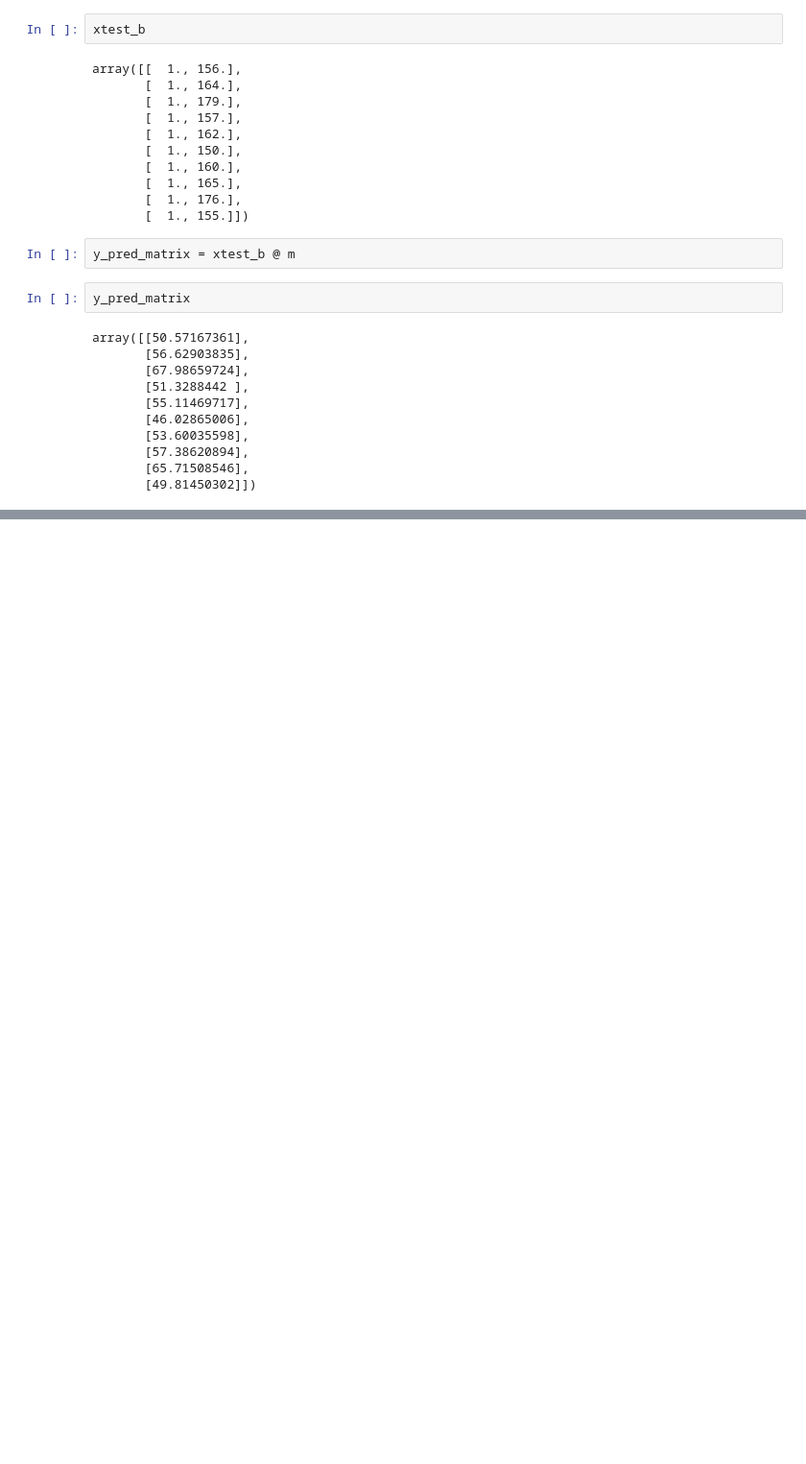
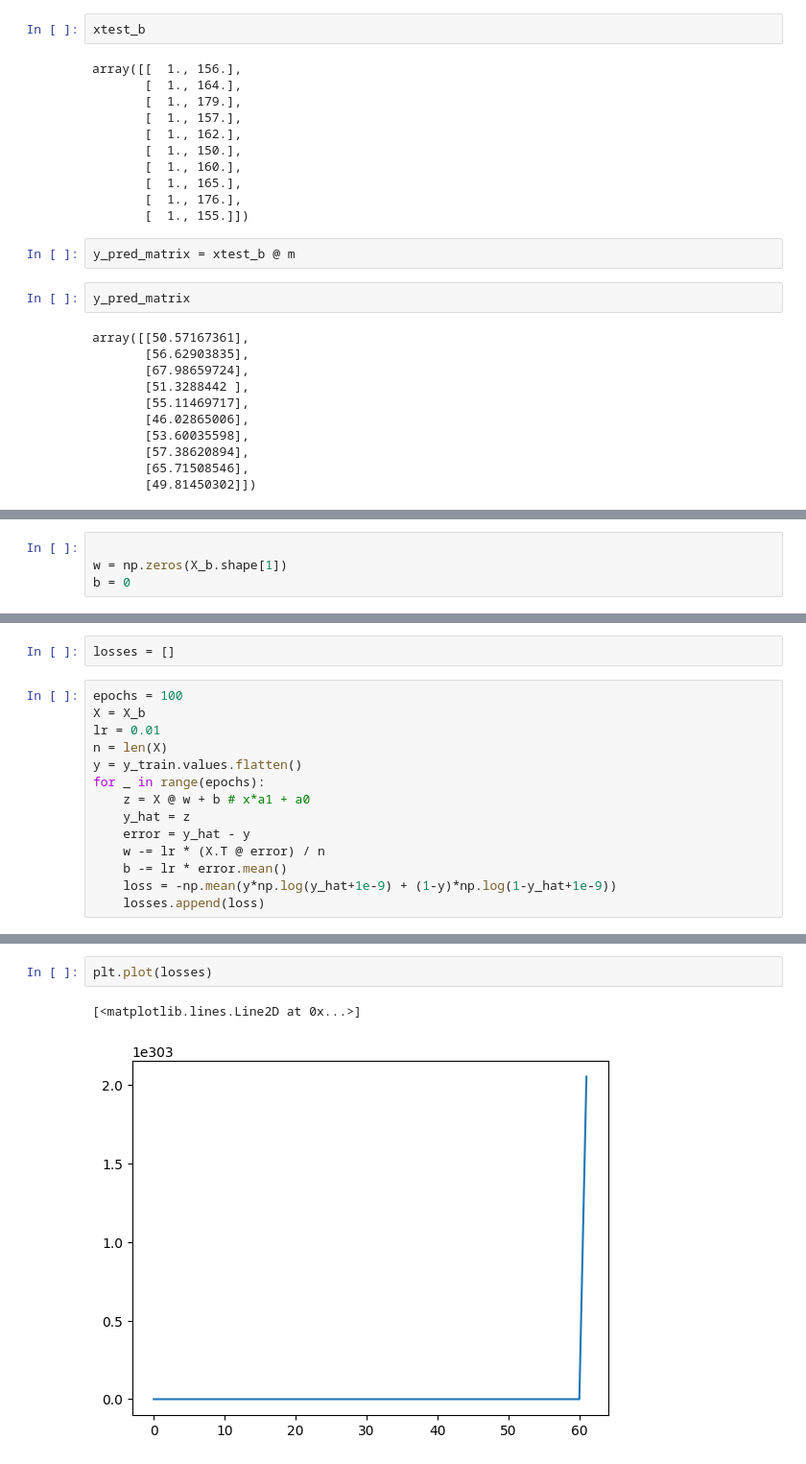
Before and after one commit to Rohit-Solanki-6105/ml-prac, a Jupyter notebook: linear_regression.ipynb, the cells around one changed output, grey strips where cells are left out. Shown at 96% size. Saved outputs shown, nothing was run; the diff lists cells and outputs as text; blank space fills up the shorter version.

```diff
--- a/linear_regression.ipynb
+++ b/linear_regression.ipynb
@@ -231,0 +235,4 @@ array([[50.57167361],
+# %%
+
+w = np.zeros(X_b.shape[1])
+b = 0
@@ -231,0 +243,16 @@ array([[50.57167361],
+# %%
+losses = []
+# %%
+epochs = 100
+X = X_b
+lr = 0.01
+n = len(X)
+y = y_train.values.flatten()
+for _ in range(epochs):
+    z = X @ w + b # x*a1 + a0
+    y_hat = z
+    error = y_hat - y
+    w -= lr * (X.T @ error) / n
+    b -= lr * error.mean()
+    loss = -np.mean(y*np.log(y_hat+1e-9) + (1-y)*np.log(1-y_hat+1e-9))
+    losses.append(loss)
@@ -231,0 +285,5 @@ array([[50.57167361],
+# %%
+plt.plot(losses)
+# %% [output]
+[<matplotlib.lines.Line2D at 0x...>]
+[figure, added]
```
Also changed, not shown: parts of 7 cells of this notebook, 8 other files.
